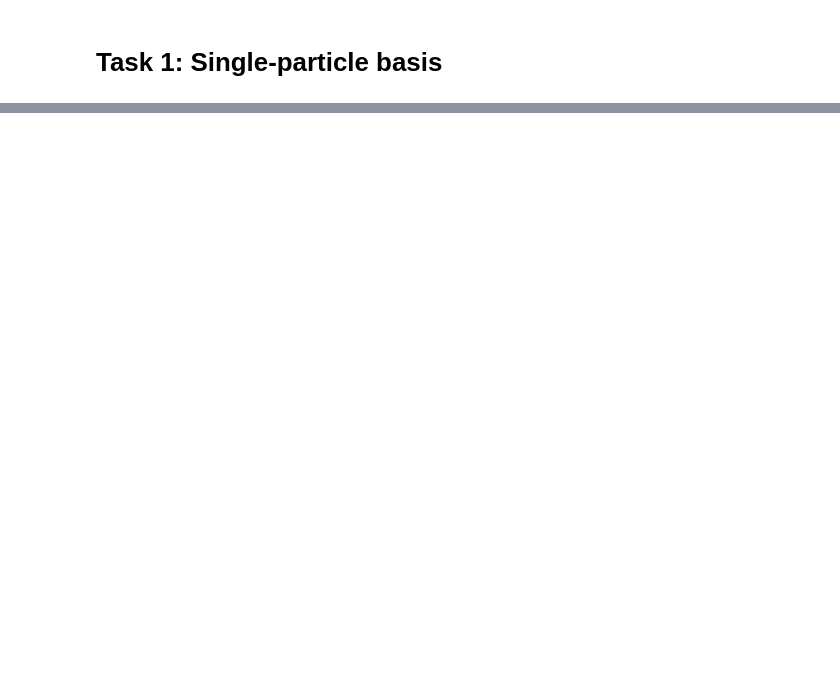
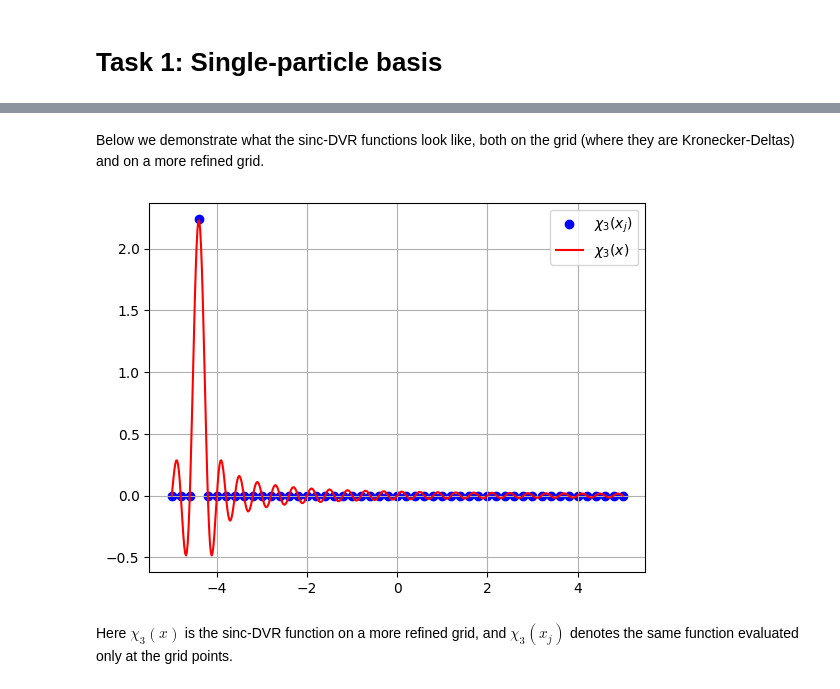
Before and after one commit to Schoyen/tdhf-project-fys4411, a Jupyter notebook: docs/task-1-single-particle-basis.ipynb, the cells around one changed output, grey strips where cells are left out. Drawn from its saved outputs; the diff is of its cells as text; code cells hidden in the pictures; blank space fills up the shorter version.

Commit message:
Rewrite task 1 to use sinc-DVR

```diff
--- a/docs/task-1-single-particle-basis.ipynb
+++ b/docs/task-1-single-particle-basis.ipynb
@@ -276,0 +79,34 @@ where $u^{\mu \nu}_{\kappa \lambda}$ will be interpreted as the anti-symmetric t
+# %%
+# Class defining a sinc-DVR single-particle function
+class SincDVR:
+    def __init__(self, x_i, dx):
+        self.x_i = x_i
+        self.dx = dx
+
+    def __call__(self, x):
+        return np.sinc((x - self.x_i) / self.dx) / np.sqrt(self.dx)
+# %%
+dx = 0.2  # Grid-spacing
+x_min = -5  # Left-most side of the simulation box
+x_max = 5
+num_dvr = int((x_max - x_min) / dx) + 1  # Number of DVR-states
+
+grid = np.linspace(x_min, x_max, num_dvr)  # The uniform quadrature grid
+B = [SincDVR(x_i, dx) for x_i in grid]  # List of callable sinc-DVR functions
+# %% [markdown]
+Below we demonstrate what the sinc-DVR functions look like, both on the grid (where they are Kronecker-Deltas) and on a more refined grid.
+# %%
+plt.scatter(grid, B[3](grid), color="b", label=r"$\chi_3(x_j)$")
+plt.plot(
+    (x := np.linspace(x_min, x_max, num_dvr * 10)),
+    B[3](x),
+    color="r",
+    label=r"$\chi_3(x)$",
+)
+plt.grid()
+plt.legend()
+plt.show()
+# %% [output]
+[figure, added]
+# %% [markdown]
+Here $\chi_3(x)$ is the sinc-DVR function on a more refined grid, and $\chi_3(x_j)$ denotes the same function evaluated only at the grid points.
```
Also changed, not shown: parts of 25 cells of this notebook.
